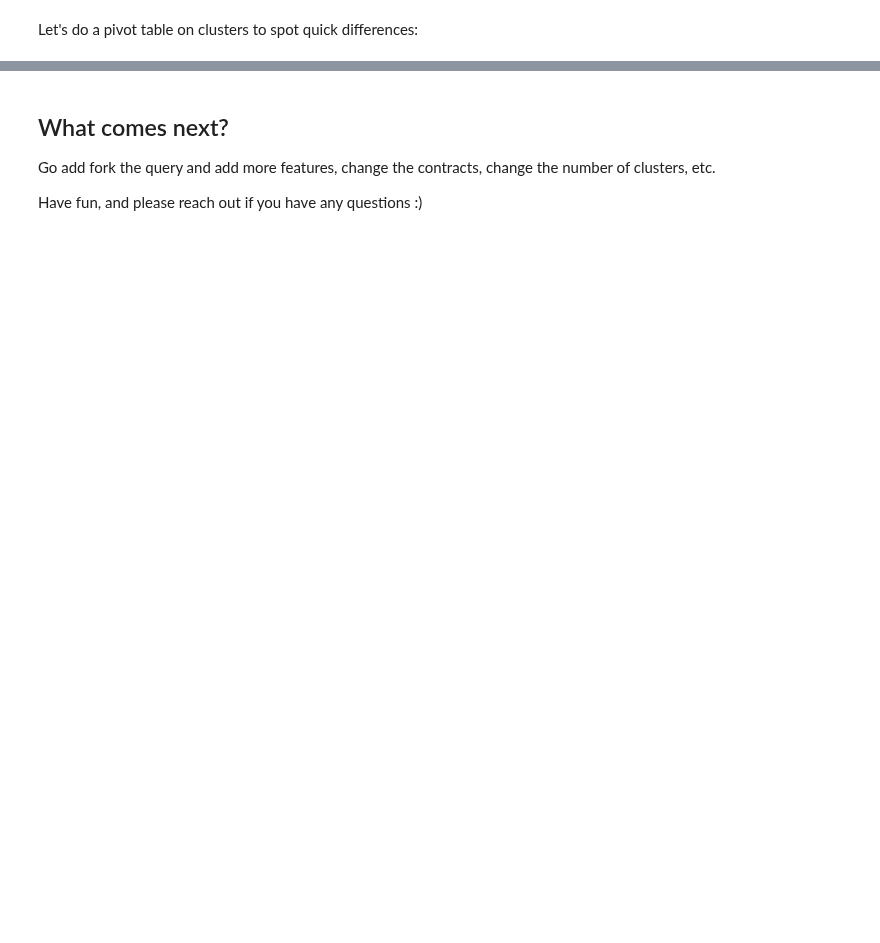
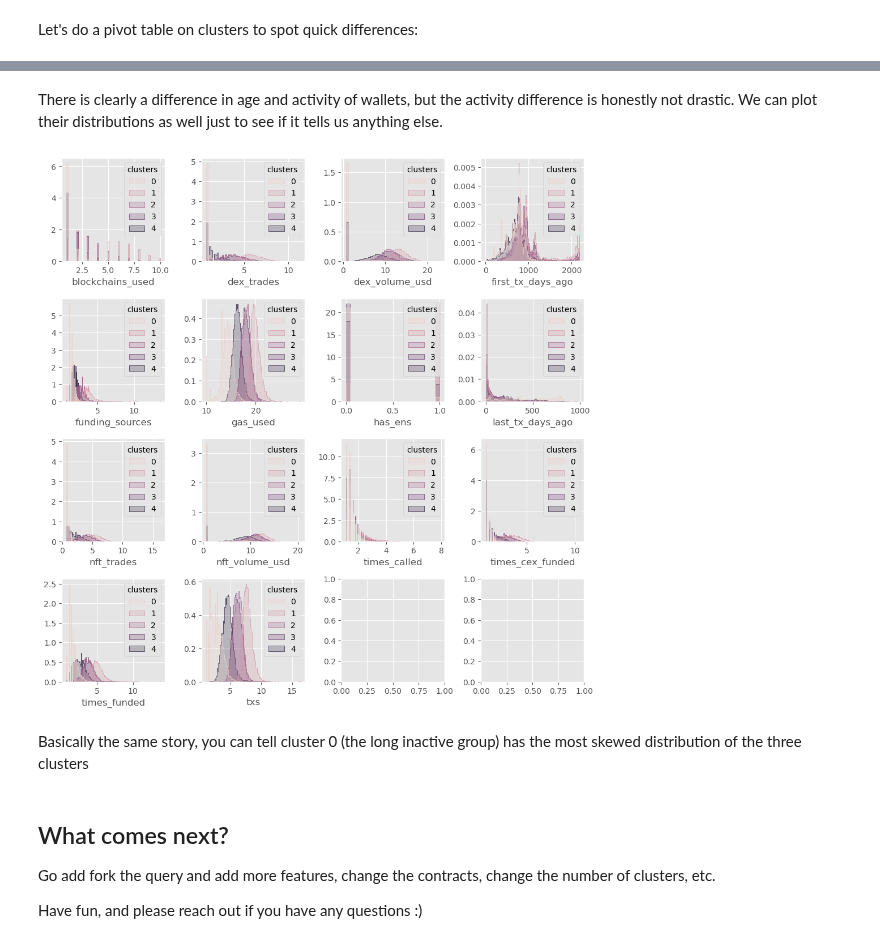
Before and after one commit to duneanalytics/dune-client, a Jupyter notebook: examples/Protocol Wallet Clustering - Analyzing all Artblocks Collectors.ipynb, the cells around one changed output, grey strips where cells are left out. Drawn from its saved outputs; the diff is of its cells as text; code cells hidden in the pictures; blank space fills up the shorter version.

```diff
--- a/examples/Protocol Wallet Clustering - Analyzing all Artblocks Collectors.ipynb
+++ b/examples/Protocol Wallet Clustering - Analyzing all Artblocks Collectors.ipynb
@@ -149,7 +151,7 @@ np.random.seed(42)
 
 '''unsupervised classifiers'''
 from sklearn.cluster import KMeans
-k = 3
+k = 5
 kmeans = KMeans(n_clusters=k)
 y_pred = kmeans.fit_predict(scaled_features_df)
 
@@ -213,3 +185,33 @@ Basically the same story, you can tell cluster 0 (the long inactive group) has t
+# %% [markdown]
+There is clearly a difference in age and activity of wallets, but the activity difference is honestly not drastic. We can plot their distributions as well just to see if it tells us anything else.
+# %%
+fig, ax = plt.subplots(4, 4, figsize=(10, 10))
+
+df_n = query_result.select_dtypes(include=numerics)
+
+x=0
+y=0
+for idx, column in enumerate(df_n.columns[:-1]):
+    # print(idx, column)
+    # print(x,y)
+    sns.histplot(
+        df_n, x=column, hue="clusters", element="step",
+        stat="density", common_norm=False, ax = ax[x,y]
+    )
+    # ax[x,y].set_title(column,fontweight="bold", size=10)
+    ax[x,y].set_ylabel('')
+    if y == 3:
+        y = 0
+        x+=1
+    else:
+        y+=1
+
+plt.tight_layout()
+plt.show()
+# %% [output]
+[figure, added]
+# %% [markdown]
+Basically the same story, you can tell cluster 0 (the long inactive group) has the most skewed distribution of the three clusters
 # %% [markdown]
 ## What comes next?
 
```
Also changed, not shown: parts of 8 cells of this notebook.
